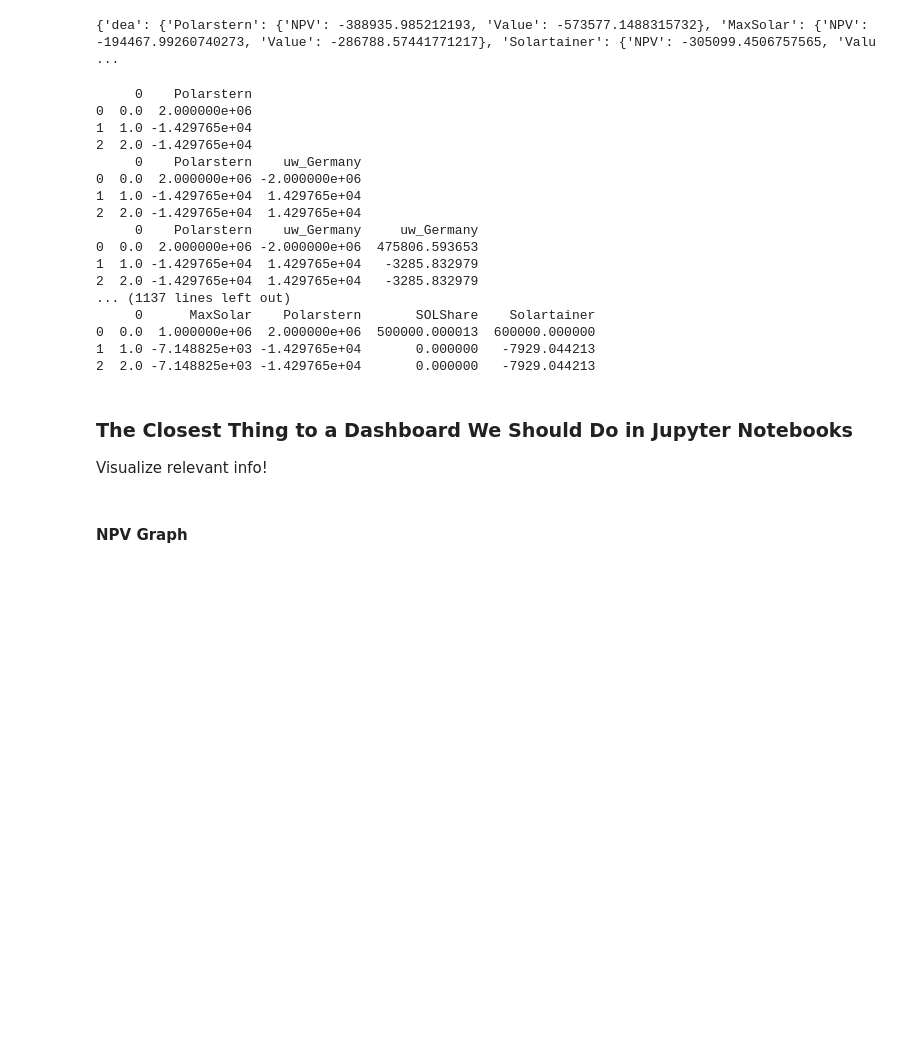
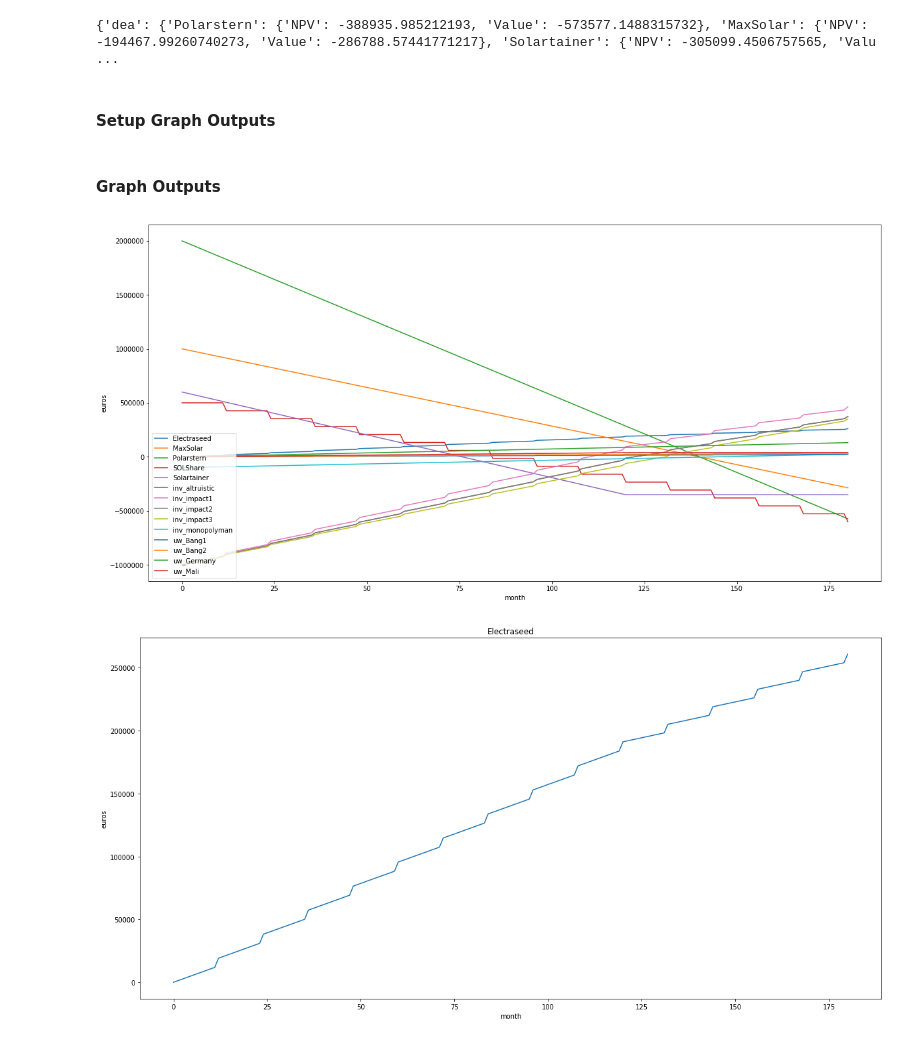
Before and after one commit to TokenEngineeringCommunity/TEcase1_Energy_Connect2Evolve, a Jupyter notebook: energyFinancialModel/energyFinancialModel_v1_Anchor.ipynb, the cells around one changed output. Saved outputs shown, nothing was run; the diff lists cells and outputs as text; code cells hidden in the pictures; blank space fills up the shorter version.

Commit message:
added plotted output

```diff
--- a/energyFinancialModel/energyFinancialModel_v1_Anchor.ipynb
+++ b/energyFinancialModel/energyFinancialModel_v1_Anchor.ipynb
@@ -54,7 +56,7 @@ dea_loansizerequests = [2000000,1000000,700000,500000] # euros loan requested
 dea_rateappetites = [0.04, 0.07, 0.10, 0.16] # % annual interest appetite
 dea_defaultrates = [0.04, 0.05, 0.15, 0.20] # % annual risk of default
 dea_paymentfreqs = [1, 1, 1, 12] # months between interest payments
-dea_loanperiods = [15, 15, 10, 1] # years of loan period
+dea_loanperiods = [15, 15, 10, 15] # years of loan period
 
 # Investor Information
 investor_names = ['inv_altruistic', 'inv_impact1', 'inv_impact2', 'inv_impact3', 'inv_monopolyman'] # name of investor
@@ -579,12 +581,13 @@ for loan in loan_menu:
 print(Outputs)
 # %% [output]
 {'dea': {'Polarstern': {'NPV': -388935.985212193, 'Value': -573577.1488315732}, 'MaxSolar': {'NPV': -194467.99260740273, 'Value': -286788.57441771217}, 'Solartainer': {'NPV': -305099.4506757565, 'Valu ...
+# %% [markdown]
+#### Setup Graph Outputs
 # %%
-def add_df_column(df, payments, name, mult):
-    add = pd.DataFrame(data=mult*payments['payment'], index=payments['month'])
+def add_df_column(df, payments, ind, name):
+    add = pd.DataFrame(data=payments, index=ind)
     add.columns = [name]
     df = pd.concat([df, add], axis=1, sort=False)
-    print(df.head(3))
     return df
 
 # setup graph outputs
@@ -592,42 +595,37 @@ months = range(int(max((12/np.asarray(dea_paymentfreqs))*dea_loanperiods)))
 df = pd.DataFrame(data=np.asarray(months))
 for loan in loan_menu:
     # add dea payments
-    df = add_df_column(df, loan.payments_dea, loan.dea.name, -1)
+    df = add_df_column(df, -loan.payments_dea['payment'], loan.payments_dea['month'], loan.dea.name)
     # add underwriter receipts from dea
-    df = add_df_column(df, loan.payments_dea, loan.underwriter.name, 1)
+    df = add_df_column(df, loan.payments_dea['payment'], loan.payments_dea['month'], loan.underwriter.name)
     # for subloans
     for subloan in loan.subloans:
         # add underwriter payments
-        df = add_df_column(df, subloan.payments_inv_precut, loan.underwriter.name, -1)
+        df = add_df_column(df, -subloan.payments_inv_precut['payment'], subloan.payments_inv_precut['month'], loan.underwriter.name)
         # add inv receipts from underwriter
-        df = add_df_column(df, subloan.payments_inv_postcut, subloan.investor.name, 1)
+        df = add_df_column(df, subloan.payments_inv_precut['payment'], subloan.payments_inv_precut['month'], subloan.investor.name)
         # add electraseed receipts
-        add = pd.DataFrame(data=subloan.payments_inv_precut['payment']-subloan.payments_inv_postcut['payment'], index=subloan.payments_inv_precut['month'])
-        add.columns = [spv.name]
-        df = pd.concat([df, add], axis=1, sort=False)
-
-payments = payments.groupby(lambda x:x, axis=1).sum()
-print(payments.head(3))
+        df = add_df_column(df, subloan.payments_inv_precut['payment']-subloan.payments_inv_postcut['payment'], subloan.payments_inv_precut['month'], spv.name)
+df = df.drop(columns=[0])
+df = df.groupby(lambda x:x, axis=1).sum()
+df_cumsum = df.cumsum()
-# %% [output]
-     0    Polarstern
-0  0.0  2.000000e+06
-1  1.0 -1.429765e+04
-2  2.0 -1.429765e+04
-     0    Polarstern    uw_Germany
-0  0.0  2.000000e+06 -2.000000e+06
-1  1.0 -1.429765e+04  1.429765e+04
-2  2.0 -1.429765e+04  1.429765e+04
-     0    Polarstern    uw_Germany     uw_Germany
-0  0.0  2.000000e+06 -2.000000e+06  475806.593653
-1  1.0 -1.429765e+04  1.429765e+04   -3285.832979
-2  2.0 -1.429765e+04  1.429765e+04   -3285.832979
-... (1137 lines left out)
-     0      MaxSolar    Polarstern       SOLShare    Solartainer
-0  0.0  1.000000e+06  2.000000e+06  500000.000013  600000.000000
-1  1.0 -7.148825e+03 -1.429765e+04       0.000000   -7929.044213
-2  2.0 -7.148825e+03 -1.429765e+04       0.000000   -7929.044213
-# %% [markdown]
-### The Closest Thing to a Dashboard We Should Do in Jupyter Notebooks
-Visualize relevant info!
 # %% [markdown]
-#### NPV Graph
+#### Graph Outputs
+# %%
+# TODO make this pretty - decide what we want to plot. Maybe one chart for each investor?
+plt.rcParams["figure.figsize"] = (20,10)
+
+df_cumsum.plot(kind='line')
+plt.xlabel('month')
+plt.ylabel('euros')
+plt.legend(loc=3, prop={'size': 10})
+plt.show()
+
+for i in df_cumsum.columns:
+    plt.figure()
+    plt.xlabel('month')
+    plt.ylabel('euros')
+    df_cumsum[i].plot(kind='line', title=i)
+# %% [output]
+[figure, added]
+[figure, added]
```
Also changed, not shown: parts of 5 cells of this notebook.
